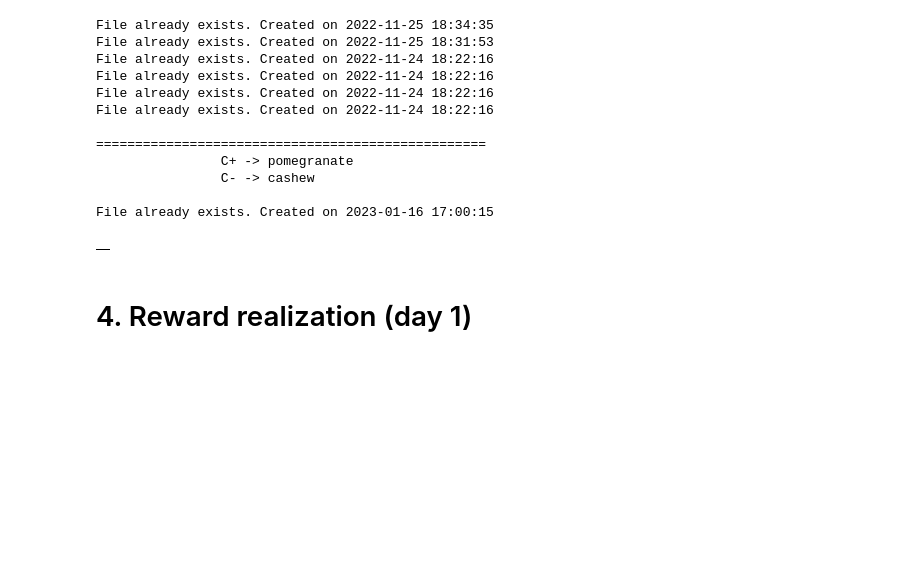
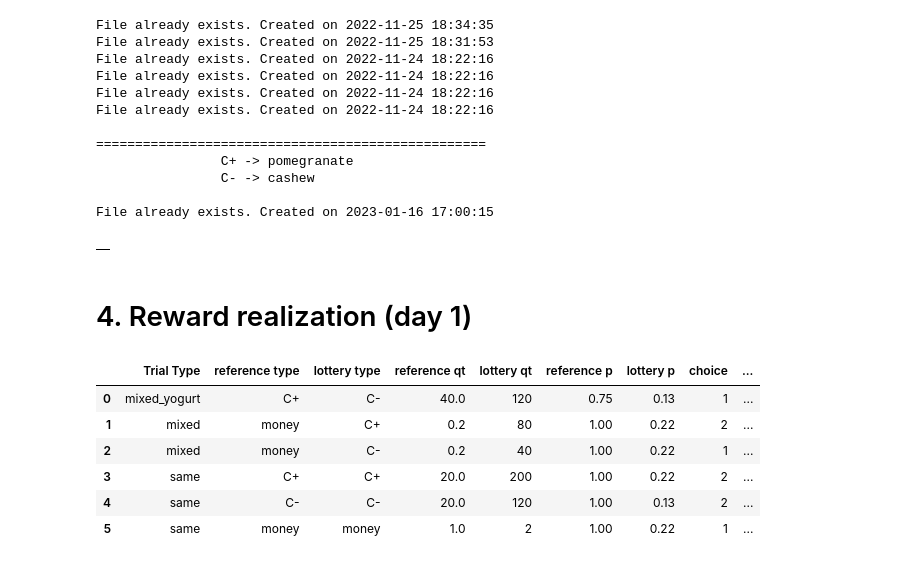
Before and after one commit to ffviana/nutreconDrive, a Jupyter notebook: 1. Acquisition/notebooks/1. Day 1.ipynb, the cells around one changed output. Saved outputs shown, nothing was run; the diff lists cells and outputs as text; code cells hidden in the pictures; blank space fills up the shorter version.

```diff
--- a/1. Acquisition/notebooks/1. Day 1.ipynb
+++ b/1. Acquisition/notebooks/1. Day 1.ipynb
@@ -88,6 +88,7 @@ neuroEconOrder1_fileID = _v_.neuroEconOrder1_fileID
 neuroEconOrder2_fileID = _v_.neuroEconOrder2_fileID
 
 neuroEcon_responses_fileID = _v_.neuroEcon_d1_responses_fileID
+neurEconRealization1_fileID = _v_.neurEconRealization_d1_fileID
 
 
 conditioning_order_fileID = _v_.conditioning_order_fileID
@@ -331,17 +330,25 @@ File already exists. Created on 2023-01-16 17:00:15
 # %%
 
 df, responses_path = loadResponses(responses_dataPath, neuroEcon_responses_fileID, subject_code)
 
 seed = int(responses_path.split('_')[-1].split('.')[0])
 rng = np.random.default_rng(int(responses_path.split('_')[-1].split('.')[0]))
 
 df_clean = df[df['choice'] != 0]
 
 mix_yogurt_df = df_clean[df_clean['Trial Type'] == 'mixed_yogurt']
 st_mt_df = df_clean[df_clean['Trial Type'] != 'mixed_yogurt']
 
 realizationTrials_df  = pd.concat([mix_yogurt_df.sample(1), st_mt_df.groupby(['Trial Type', 'lottery type']).sample(1)]).reset_index(drop = True)
 
 realizationResults_df = realizationTrials_df.apply(lambda row: realizeChoices(row,rng), axis = 1)
-realizationResults_df = save_json(realizationResults_df, subject_code, neurEconRealization2_fileID , sequences_dataPath)
+realizationResults_df = save_json(realizationResults_df, subject_code, neurEconRealization1_fileID , sequences_dataPath)
 realizationResults_df[['Trial Type', 'reference type', 'lottery type', 'reference qt', 'lottery qt', 'reference p', 'lottery p', 'choice', 'reward Qt.',	'reward description']]
+# %% [output]
+|  | Trial Type | reference type | lottery type | reference qt | lottery qt | reference p | lottery p | choice | ... |
+| 0 | mixed_yogurt | C+ | C- | 40.0 | 120 | 0.75 | 0.13 | 1 | ... |
+| 1 | mixed | money | C+ | 0.2 | 80 | 1.00 | 0.22 | 2 | ... |
+| 2 | mixed | money | C- | 0.2 | 40 | 1.00 | 0.22 | 1 | ... |
+| 3 | same | C+ | C+ | 20.0 | 200 | 1.00 | 0.22 | 2 | ... |
+| 4 | same | C- | C- | 20.0 | 120 | 1.00 | 0.13 | 2 | ... |
+| 5 | same | money | money | 1.0 | 2 | 1.00 | 0.22 | 1 | ... |
```
Also changed, not shown: parts of 1 cell of this notebook, 1 other file.
